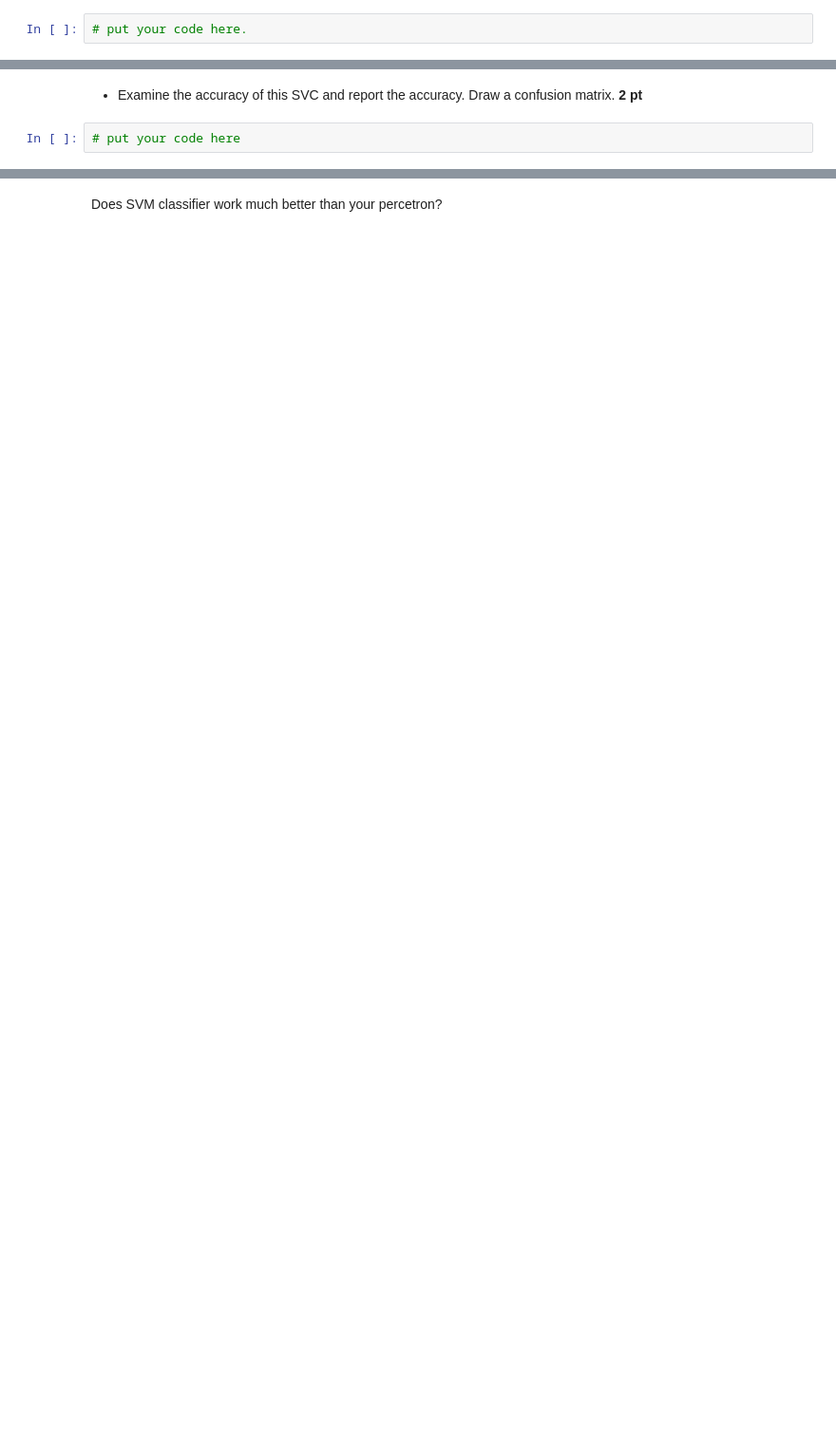
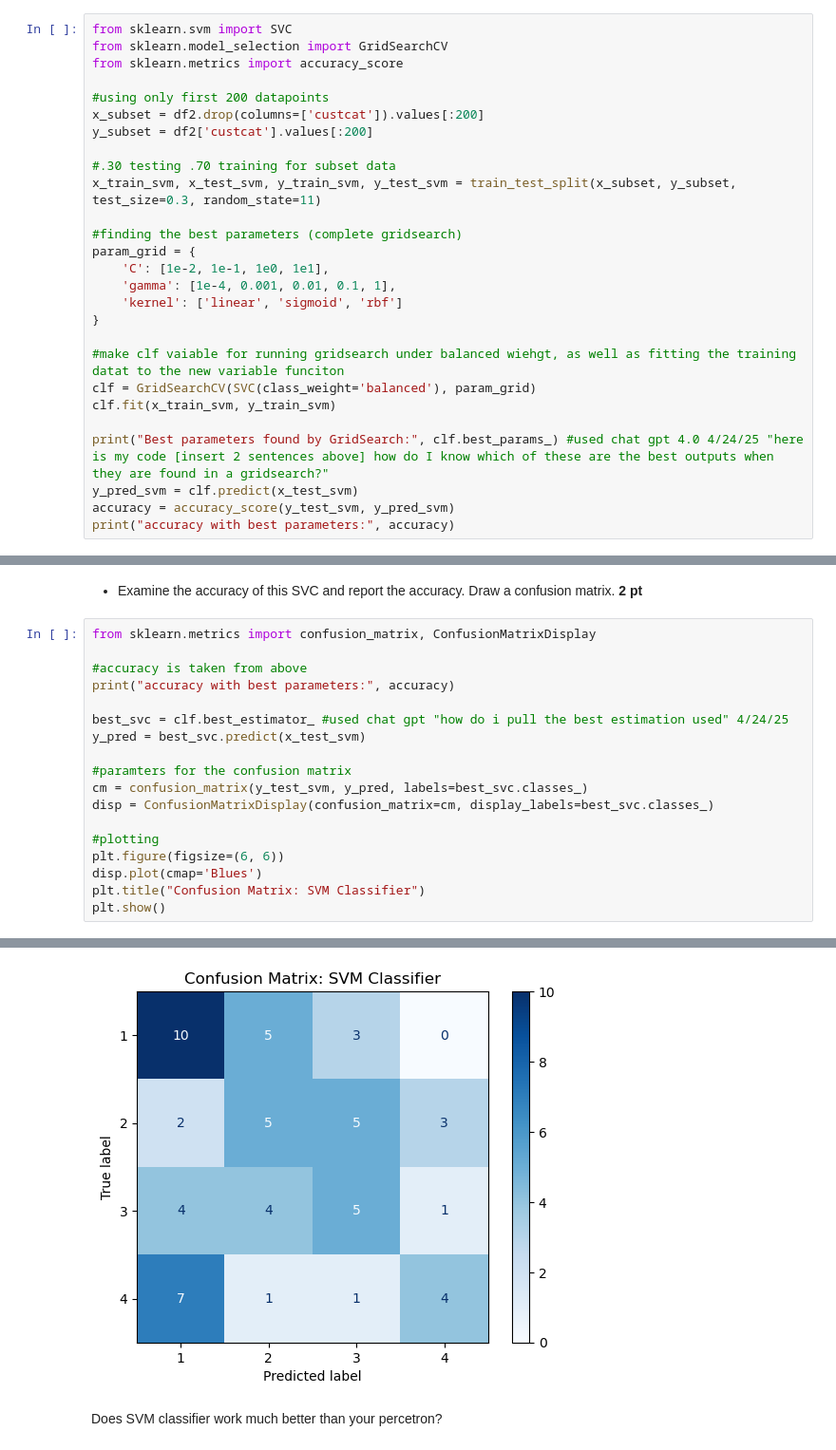
Before and after one commit to Demskini/CMSE202-fs25-turnin, a Jupyter notebook: hw-04/Nick Demski HW-04_Perceptron_SVM_STUDENT.ipynb, the cells around one changed output, grey strips where cells are left out. Shown at 95% size. Drawn from its saved outputs; the diff is of its cells as text; blank space fills up the shorter version.

```diff
--- a/hw-04/Nick Demski HW-04_Perceptron_SVM_STUDENT.ipynb
+++ b/hw-04/Nick Demski HW-04_Perceptron_SVM_STUDENT.ipynb
@@ -463,4 +463,29 @@ Let's re-use the customer category data. There are five caterogies with multiple
 * As in the previous section, make a 70-30 train-test split and train your SVM classifier.
 * Complete GridSearch to extract best parameters gets **5 pt**.
 # %%
-# put your code here.
+from sklearn.svm import SVC
+from sklearn.model_selection import GridSearchCV
+from sklearn.metrics import accuracy_score
+
+#using only first 200 datapoints
+x_subset = df2.drop(columns=['custcat']).values[:200]
+y_subset = df2['custcat'].values[:200]
+
+#.30 testing .70 training for subset data
+x_train_svm, x_test_svm, y_train_svm, y_test_svm = train_test_split(x_subset, y_subset, test_size=0.3, random_state=11)
+
+#finding the best parameters (complete gridsearch)
+param_grid = {
+    'C': [1e-2, 1e-1, 1e0, 1e1],
+    'gamma': [1e-4, 0.001, 0.01, 0.1, 1],
+    'kernel': ['linear', 'sigmoid', 'rbf']
+}
+
+#make clf vaiable for running gridsearch under balanced wiehgt, as well as fitting the training datat to the new variable funciton
+clf = GridSearchCV(SVC(class_weight='balanced'), param_grid)
+clf.fit(x_train_svm, y_train_svm)
+
+print("Best parameters found by GridSearch:", clf.best_params_) #used chat gpt 4.0 4/24/25 "here is my code [insert 2 sentences above] how do I know which of these are the best outputs when they are found in a gridsearch?"
+y_pred_svm = clf.predict(x_test_svm)
+accuracy = accuracy_score(y_test_svm, y_pred_svm)
+print("accuracy with best parameters:", accuracy)
@@ -467,4 +495,21 @@ Let's re-use the customer category data. There are five caterogies with multiple
 # %% [markdown]
 * Examine the accuracy of this SVC and report the accuracy. Draw a confusion matrix. **2 pt**
 # %%
-# put your code here
+from sklearn.metrics import confusion_matrix, ConfusionMatrixDisplay
+
+#accuracy is taken from above
+print("accuracy with best parameters:", accuracy)
+
+best_svc = clf.best_estimator_ #used chat gpt "how do i pull the best estimation used" 4/24/25
+y_pred = best_svc.predict(x_test_svm)
+
+#paramters for the confusion matrix
+cm = confusion_matrix(y_test_svm, y_pred, labels=best_svc.classes_)
+disp = ConfusionMatrixDisplay(confusion_matrix=cm, display_labels=best_svc.classes_)
+
+#plotting
+plt.figure(figsize=(6, 6))
+disp.plot(cmap='Blues')
+plt.title("Confusion Matrix: SVM Classifier")
+plt.show()
+# %% [output]
@@ -471,3 +518,4 @@ Let's re-use the customer category data. There are five caterogies with multiple
+[figure, added]
 # %% [markdown]
 Does SVM classifier work much better than your percetron?
 # %% [markdown]
```
Also changed, not shown: parts of 3 cells of this notebook.
